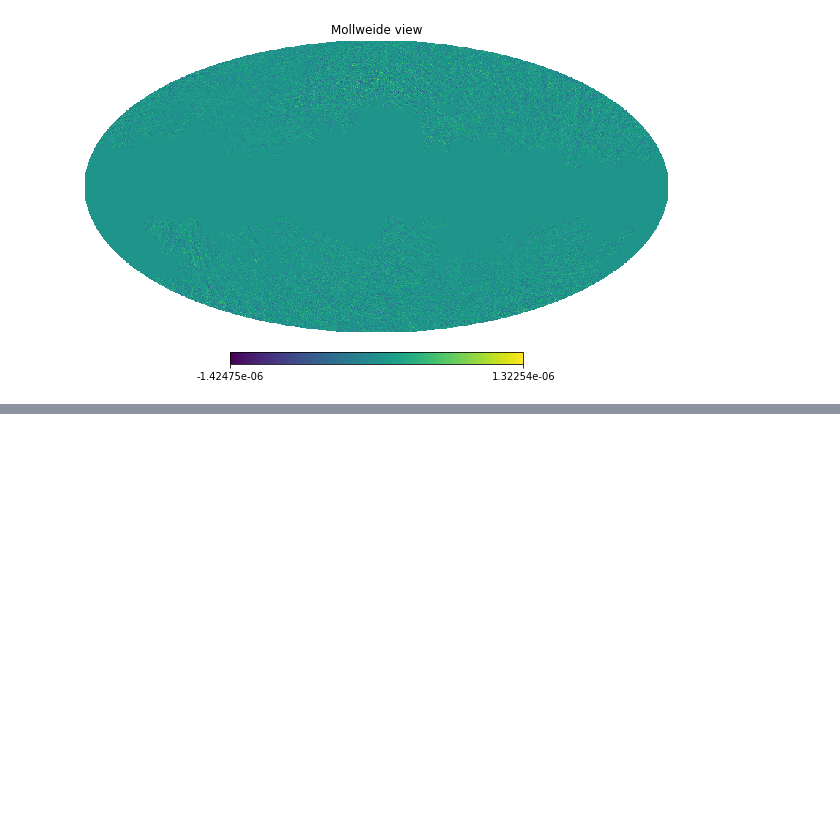
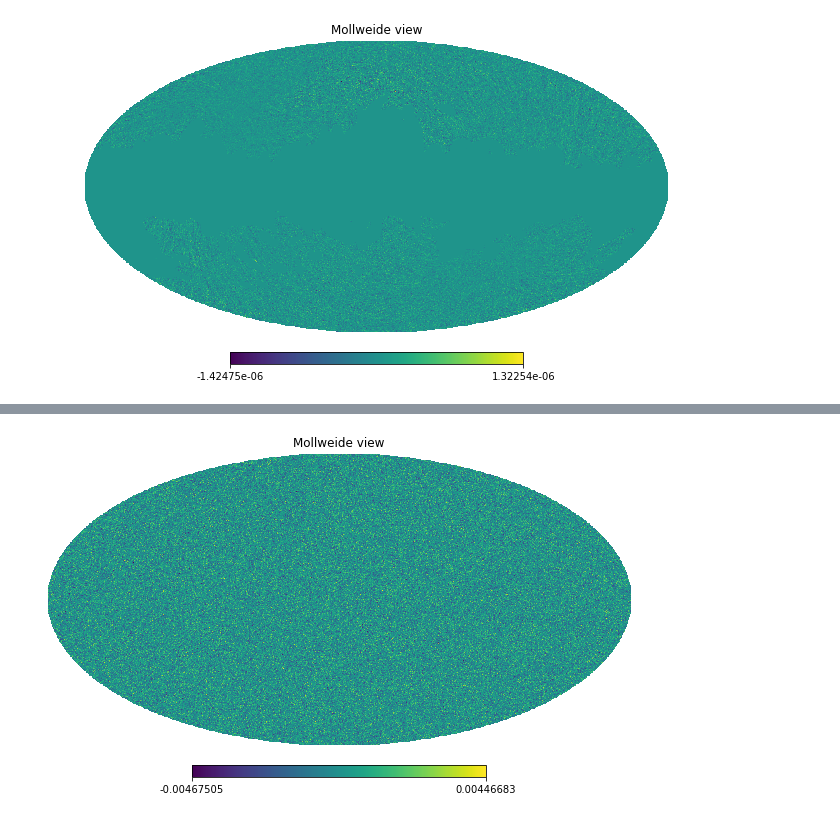
Before and after one commit to tilmantroester/KiDS-1000xtSZ, a Jupyter notebook: notebooks/process_maps.ipynb, the cells around one changed output, grey strips where cells are left out. Saved outputs shown, nothing was run; the diff lists cells and outputs as text; code cells hidden in the pictures; blank space fills up the shorter version.

```diff
--- a/notebooks/process_y_maps.ipynb
+++ b/notebooks/process_maps.ipynb
@@ -182,0 +287,4 @@ pylenspice.write_partial_polarization_file([shear_map_0, shear_map_0, shear_map_
+# %%
+hp.mollview(hp.read_map("../data/y_maps/polspice/milca/triplet.fits", hdu=1, field=1))
+# %% [output]
+[figure, added]
```
Also changed, not shown: parts of 13 cells of this notebook, 4 other files.
